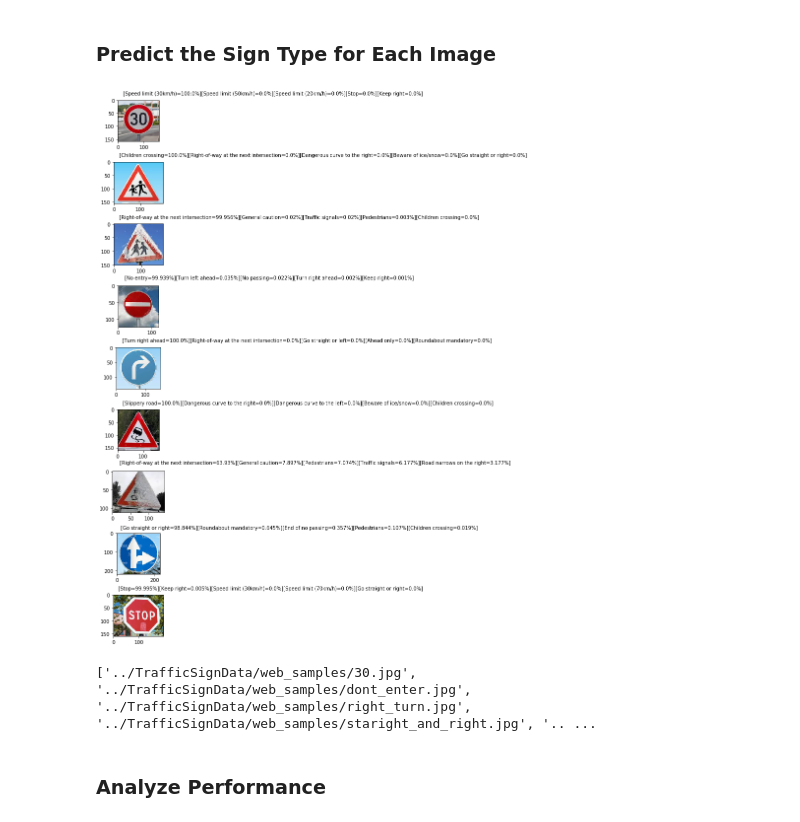
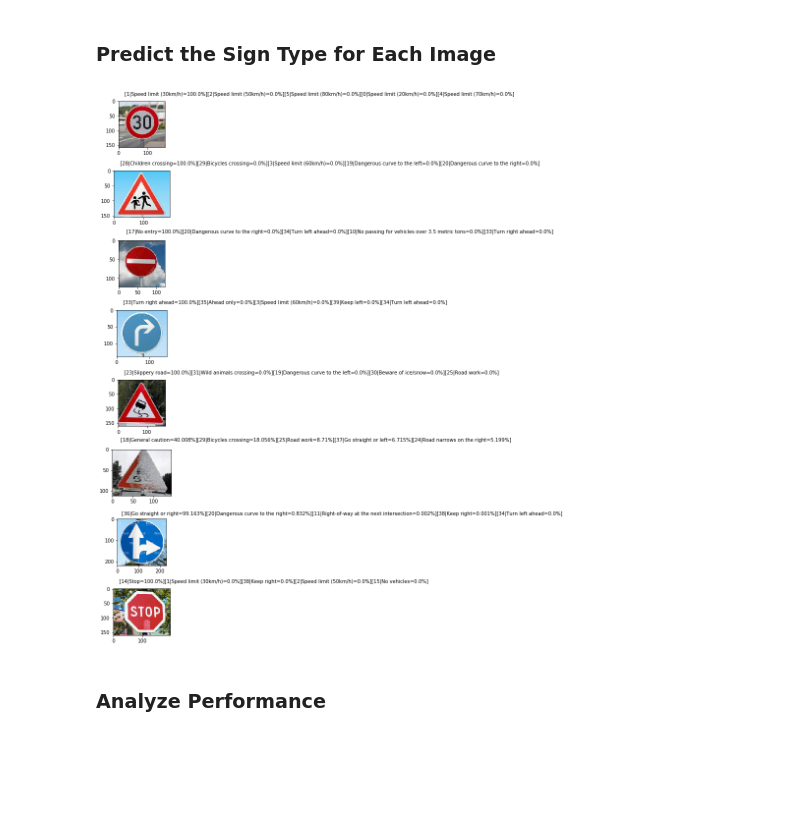
Before and after one commit to liamog/CarND-Traffic-Sign-Classifier-Project, a Jupyter notebook: Traffic_Sign_Classifier.ipynb, the cells around one changed output. Drawn from its saved outputs; the diff is of its cells as text; code cells hidden in the pictures; blank space fills up the shorter version.

```diff
--- a/Traffic_Sign_Classifier.ipynb
+++ b/Traffic_Sign_Classifier.ipynb
@@ -165,16 +165,14 @@ def maskimage(data, idx):
     image_data[:,0:x1,:] = 0
     image_data[:,x2:32,:] = 0
 
-def plotimage_with_sizes(data, idx) :
+def plotimage_with_sizes(ax, data, idx) :
     image = data[idx]
     image_size = train_sizes[idx]
     image_factor = np.concatenate((image_size, image_size), axis=0)
     image_factor = 32/image_factor
     image_coords = train_coords[idx] * image_factor
-
-    plt.figure(figsize=(2,2))
-    plt.imshow(image)
-    drawboundingbox(plt, image_coords)
+    ax.imshow(image)
+    drawboundingbox(ax, image_coords)
 
 def plotimage(data, idx) :
     image = data[idx]
@@ -203,7 +201,7 @@ def randomize_border(data, idx) :
     # Random between 0.0 -> 1.0
     rand = np.random.random((32,32,3))
     # random between 0.0 -> 2.0
-#     rand *= 2
+    rand *= 2
     # random between -1.0 -> 1.0
     rand -= 1
 
@@ -594,72 +598,67 @@ from os.path import isfile, join, splitext
 
 signnames_pd = pd.read_csv('signnames.csv')
 
+def ReadAndNormalizeInputFile(image_filename):
+    #load and covert to a 32x32x3(RGB)
+    image = mpimg.imread(image_filename)
+    image = scipy.misc.imresize(image, (32,32,3))
+    # Grayscale the image.
+    image = grayscale_image(image)
+    # Normalize the image.
+    image_norm = (image - 128.0)/128.0
+    return image_norm
+
 def classify_files(image_filenames):
     X_data = np.empty((len(image_filenames), 32 ,32 , 1))
     for idx in range(len(image_filenames)) :
-        image_filename = image_filenames[idx]
-        #load and covert to a 32x32x3(RGB)
-        image = mpimg.imread(image_filename)
-        image = scipy.misc.imresize(image, (32,32,3))
-        image = grayscale_image(image)
-        image_norm = (image - 128.0)/128.0
-        X_data[idx] = image_norm
+        X_data[idx] = ReadAndNormalizeInputFile(image_filenames[idx])
+    return classify_data(X_data)
+
+def classify_file(image_filename):
+    X_data = np.empty((1, 32 ,32 , 1))
+    X_data[0] = ReadAndNormalizeInputFile(image_filename)
     return classify_data(X_data)
 
 def classify_data(X_data):
     '''
     Given the input feature data , return the classification
     '''
-    num_examples = 1
     sess = tf.get_default_session()
 
     top_5_operation = tf.nn.top_k(tf.nn.softmax(logits), k=5)
     predicted_top_5 = sess.run(top_5_operation, feed_dict={x: X_data , keep_prob: 1.0})
     # list of tuples<title, percent>,
     return_values = []
     for idx in range(len(predicted_top_5.values)):
         values = predicted_top_5.values[idx];
         indices = predicted_top_5.indices[idx];
         row = []
         for result_ix in range(len(values)) :
-            row.append((signnames_pd.SignName[indices[result_ix]], round(values[result_ix] * 100.0, 3)))
+            row.append((indices[result_ix],signnames_pd.SignName[indices[result_ix]], round(values[result_ix] * 100.0, 3)))
         return_values.append(row)
     return return_values
 
 with tf.Session() as sess:
     saver.restore(sess, tf.train.latest_checkpoint('.'))
     input_path = "../TrafficSignData/web_samples/"
     input_images = [join(input_path, f) for f in listdir(input_path) if splitext(f)[1]==".jpg"]
 
     image_classifications = classify_files(input_images)
     fig, ax = plt.subplots(nrows=len(input_images), figsize=(20, 20))
     fig.subplots_adjust(hspace=.5)
     for idx in range(len(input_images)):
         image_filename = input_images[idx]
         image = mpimg.imread(image_filename)
         results = image_classifications[idx]
         result_text = ""
         for res in results:
-            result_text += "[{}={}%]".format(res[0], res[1])
+            result_text += "[{}|{}={}%]".format(res[0], res[1], res[2])
 
         ax[idx].text(20, -20, result_text)
         ax[idx].imshow(image)
     plt.show()
 # %% [output]
-[figure, old version]
+[figure, new version]
-# %%
-from os import listdir
-from os.path import isfile, join, splitext
-
-input_path = "../TrafficSignData/web_samples/"
-test_images = [join(input_path, f) for f in listdir(input_path) if splitext(f)[1]==".jpg"]
-
-# test_images = os.listdir("../TrafficSignData/web_samples/")
-# test_images.remove(".ipynb_checkpoints")
-# test_images.remove(".DS_Store")
-print(test_images)
-# %% [output]
-['../TrafficSignData/web_samples/30.jpg', '../TrafficSignData/web_samples/dont_enter.jpg', '../TrafficSignData/web_samples/right_turn.jpg', '../TrafficSignData/web_samples/staright_and_right.jpg', '.. ...
 # %% [markdown]
 ### Analyze Performance
 # %%
```
Also changed, not shown: parts of 11 cells of this notebook.
